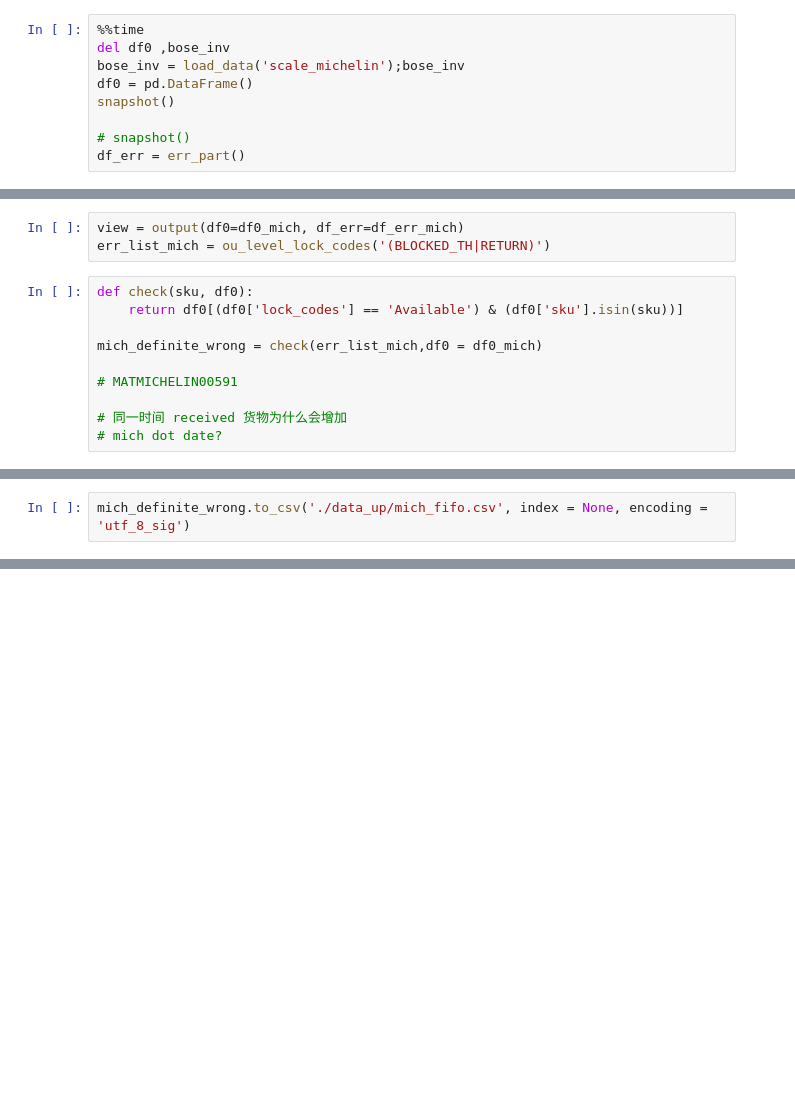
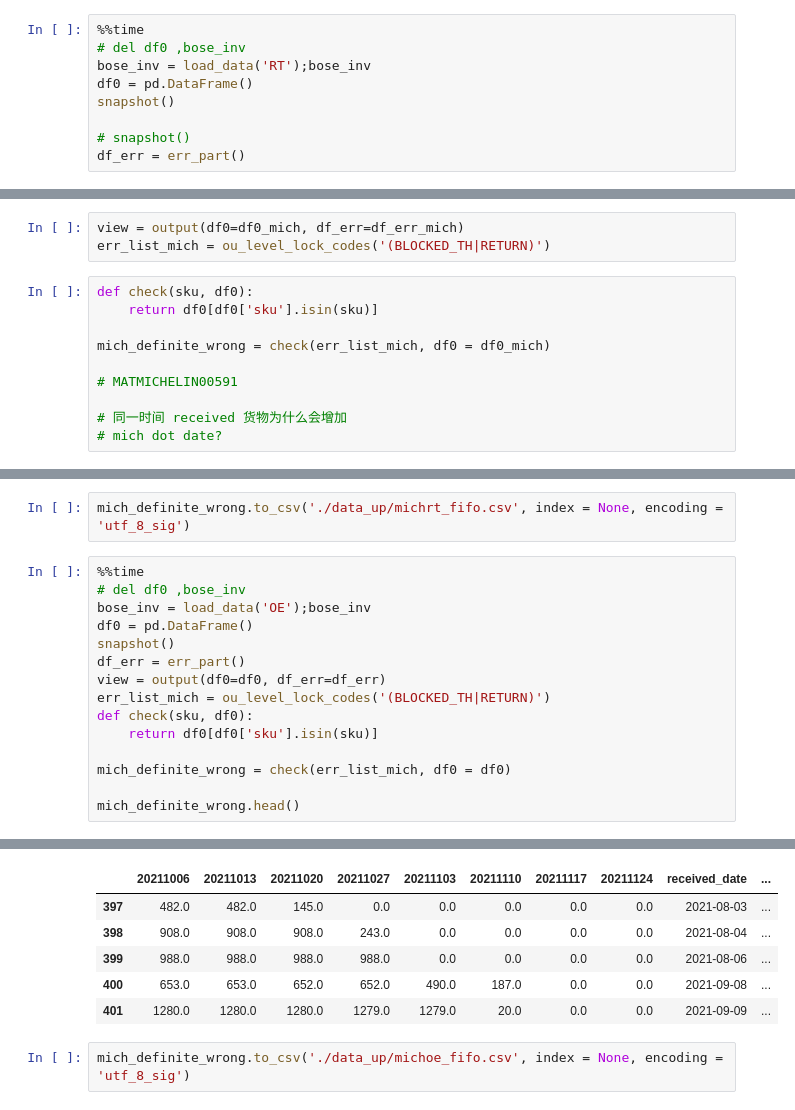
Before and after one commit to fyenne/play10_inv, a Jupyter notebook: inv_fifo.ipynb, the cells around one changed output, grey strips where cells are left out. Drawn from its saved outputs; the diff is of its cells as text; blank space fills up the shorter version.

```diff
--- a/inv_fifo.ipynb
+++ b/inv_fifo.ipynb
@@ -269,7 +276,7 @@ bose_inv = []
 # %%
 %%time
-del df0 ,bose_inv
-bose_inv = load_data('scale_michelin');bose_inv
+# del df0 ,bose_inv
+bose_inv = load_data('RT');bose_inv
 df0 = pd.DataFrame()
 snapshot()
 
@@ -308,9 +303,9 @@ view = output(df0=df0_mich, df_err=df_err_mich)
 err_list_mich = ou_level_lock_codes('(BLOCKED_TH|RETURN)')
 # %%
 def check(sku, df0):
-    return df0[(df0['lock_codes'] == 'Available') & (df0['sku'].isin(sku))]
+    return df0[df0['sku'].isin(sku)]
 
-mich_definite_wrong = check(err_list_mich,df0 = df0_mich)
+mich_definite_wrong = check(err_list_mich, df0 = df0_mich)
 
 # MATMICHELIN00591
 
@@ -340,2 +328,18 @@ mich_definite_wrong[mich_definite_wrong['sku'] == '010432_109']
 # %%
-mich_definite_wrong.to_csv('./data_up/mich_fifo.csv', index = None, encoding = 'utf_8_sig')
+mich_definite_wrong.to_csv('./data_up/michrt_fifo.csv', index = None, encoding = 'utf_8_sig')
+# %%
+%%time
+# del df0 ,bose_inv
+bose_inv = load_data('OE');bose_inv
+df0 = pd.DataFrame()
+snapshot()
+df_err = err_part()
+view = output(df0=df0, df_err=df_err)
+err_list_mich = ou_level_lock_codes('(BLOCKED_TH|RETURN)')
+def check(sku, df0):
+    return df0[df0['sku'].isin(sku)]
+
+mich_definite_wrong = check(err_list_mich, df0 = df0)
+
+mich_definite_wrong.head()
+# %% [output]
@@ -341,0 +347,8 @@ mich_definite_wrong.to_csv('./data_up/mich_fifo.csv', index = None, encoding = '
+|  | 20211006 | 20211013 | 20211020 | 20211027 | 20211103 | 20211110 | 20211117 | 20211124 | received_date | ... |
+| 397 | 482.0 | 482.0 | 145.0 | 0.0 | 0.0 | 0.0 | 0.0 | 0.0 | 2021-08-03 | ... |
+| 398 | 908.0 | 908.0 | 908.0 | 243.0 | 0.0 | 0.0 | 0.0 | 0.0 | 2021-08-04 | ... |
+| 399 | 988.0 | 988.0 | 988.0 | 988.0 | 0.0 | 0.0 | 0.0 | 0.0 | 2021-08-06 | ... |
+| 400 | 653.0 | 653.0 | 652.0 | 652.0 | 490.0 | 187.0 | 0.0 | 0.0 | 2021-09-08 | ... |
+| 401 | 1280.0 | 1280.0 | 1280.0 | 1279.0 | 1279.0 | 20.0 | 0.0 | 0.0 | 2021-09-09 | ... |
+# %%
+mich_definite_wrong.to_csv('./data_up/michoe_fifo.csv', index = None, encoding = 'utf_8_sig')
```
Also changed, not shown: parts of 29 cells of this notebook.
